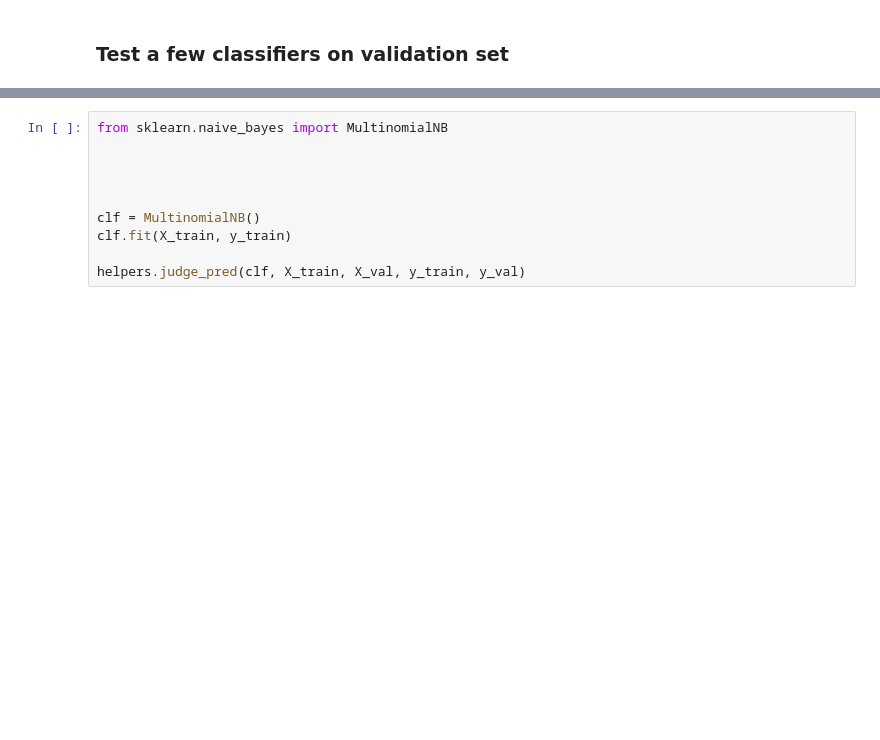
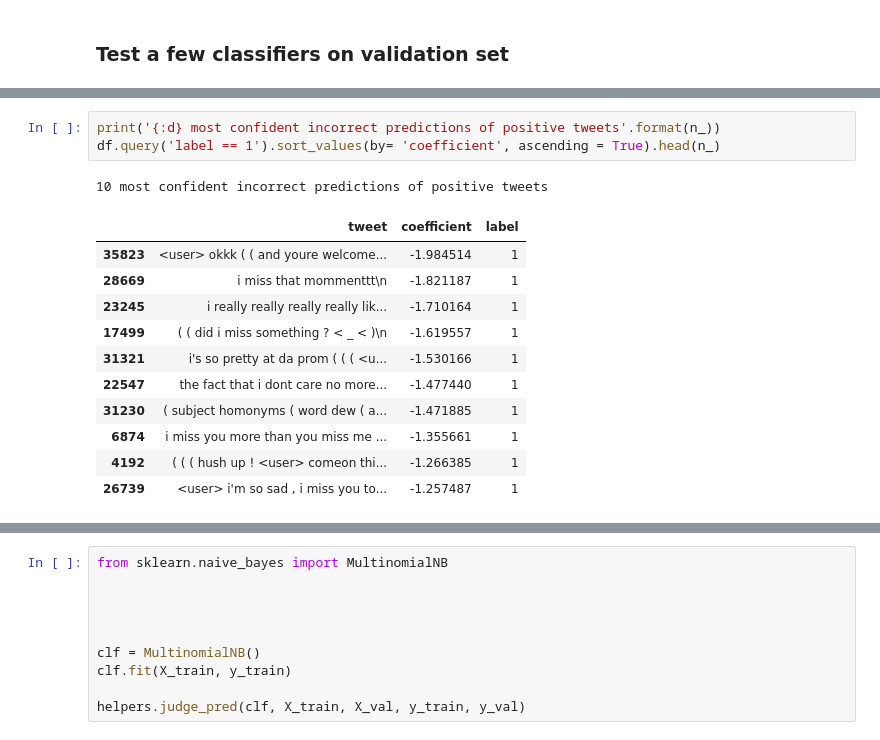
Before and after one commit to CS-433/Twitter_Sentiment_Analysis, a Jupyter notebook: TF_IDF.ipynb, the cells around one changed output, grey strips where cells are left out. Saved outputs shown, nothing was run; the diff lists cells and outputs as text; blank space fills up the shorter version.

```diff
--- a/TF_IDF.ipynb
+++ b/TF_IDF.ipynb
@@ -58,0 +130,16 @@ Training set accuracy: 86.47% / validation set: 85.01%
+# %%
+print('{:d} most confident incorrect predictions of positive tweets'.format(n_))
+df.query('label == 1').sort_values(by= 'coefficient', ascending = True).head(n_)
+# %% [output]
+10 most confident incorrect predictions of positive tweets
+|  | tweet | coefficient | label |
+| 35823 | <user> okkk ( ( and youre welcome... | -1.984514 | 1 |
+| 28669 | i miss that mommenttt\n | -1.821187 | 1 |
+| 23245 | i really really really really lik... | -1.710164 | 1 |
+| 17499 | ( ( did i miss something ? < _ < )\n | -1.619557 | 1 |
+| 31321 | i's so pretty at da prom ( ( ( <u... | -1.530166 | 1 |
+| 22547 | the fact that i dont care no more... | -1.477440 | 1 |
+| 31230 | ( subject homonyms ( word dew ( a... | -1.471885 | 1 |
+| 6874 | i miss you more than you miss me ... | -1.355661 | 1 |
+| 4192 | ( ( ( hush up ! <user> comeon thi... | -1.266385 | 1 |
+| 26739 | <user> i'm so sad , i miss you to... | -1.257487 | 1 |
```
Also changed, not shown: parts of 11 cells of this notebook.
